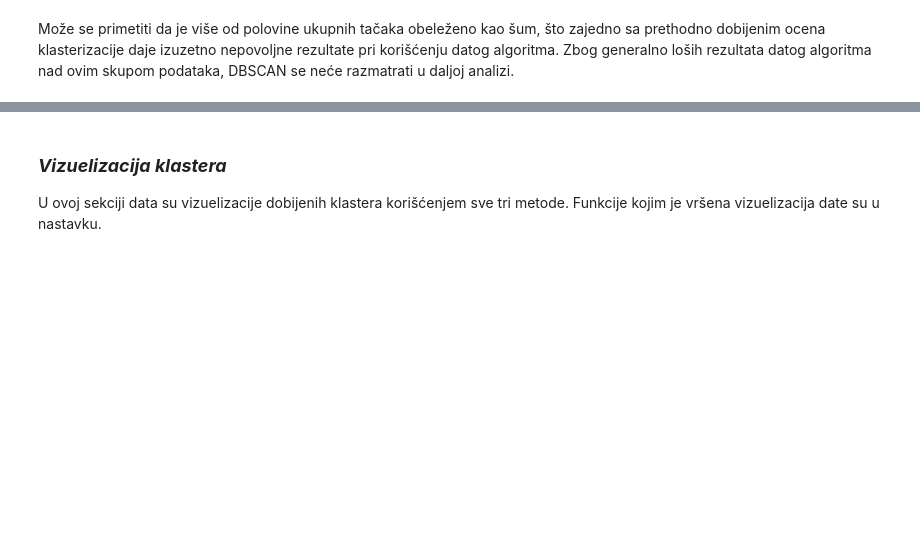
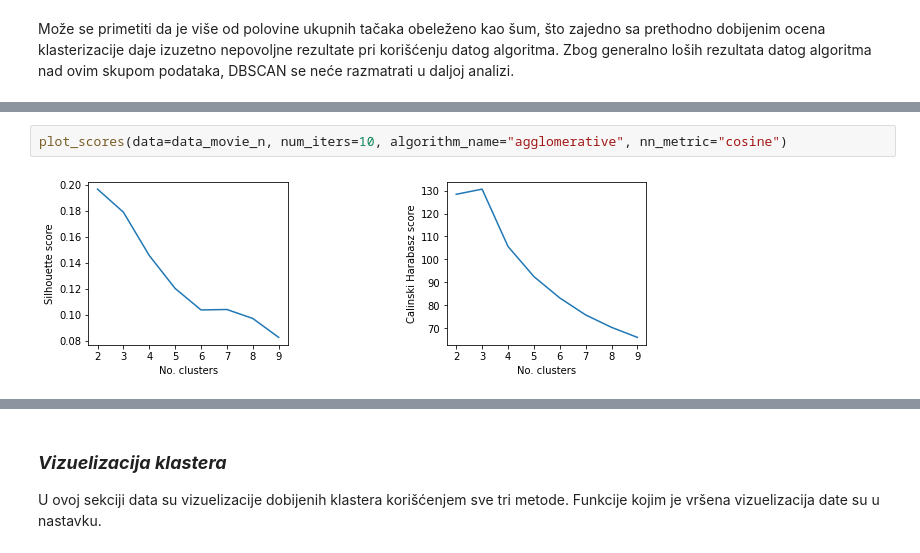
Before and after one commit to LastChanceKatze/ml_young_people_survey, a Jupyter notebook: movie_preferences_clustering.ipynb, the cells around one changed output, grey strips where cells are left out. Saved outputs shown, nothing was run; the diff lists cells and outputs as text; blank space fills up the shorter version.

```diff
--- a/movie_preferences_clustering.ipynb
+++ b/movie_preferences_clustering.ipynb
@@ -428,0 +441,4 @@ Može se primetiti da je više od polovine ukupnih tačaka obeleženo kao šum,
+# %%
+plot_scores(data=data_movie_n, num_iters=10, algorithm_name="agglomerative", nn_metric="cosine")
+# %% [output]
+[figure, added]
```
Also changed, not shown: parts of 25 cells of this notebook.
